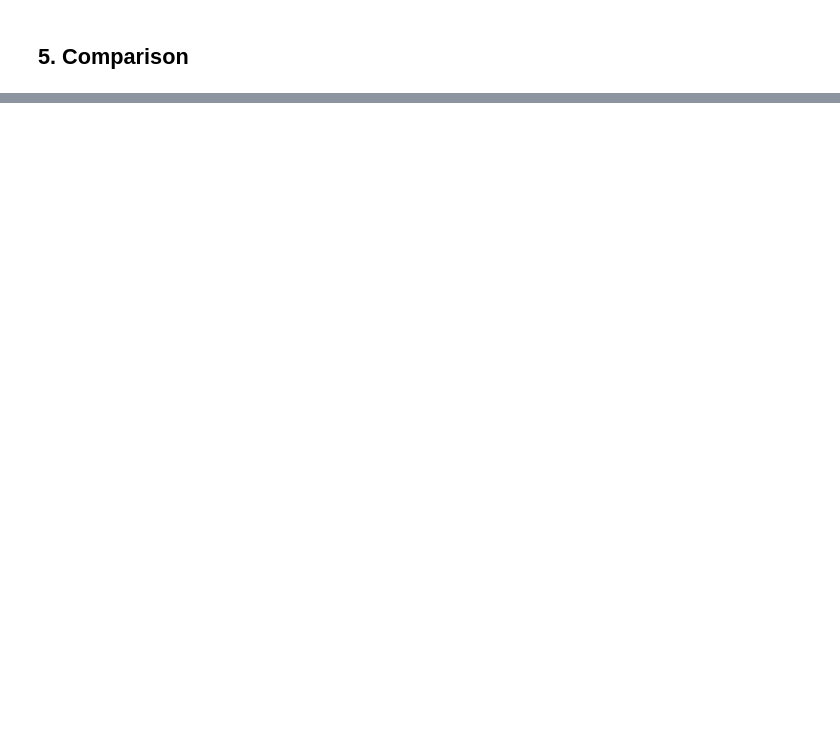
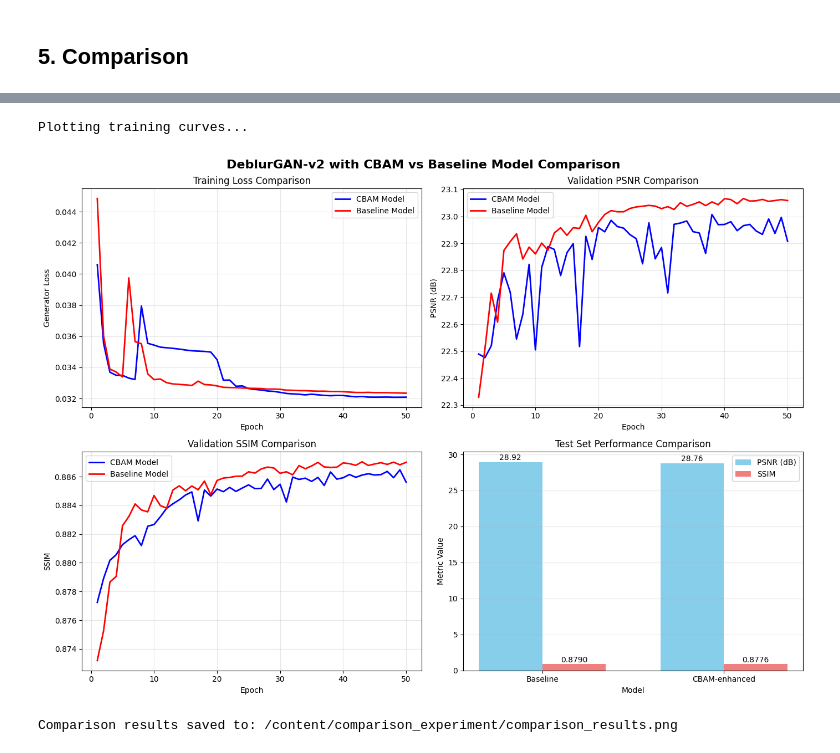
Before and after one commit to CirF-NYU/csgy_6953_final, a Jupyter notebook: main.ipynb, the cells around one changed output, grey strips where cells are left out. Drawn from its saved outputs; the diff is of its cells as text; code cells hidden in the pictures; blank space fills up the shorter version.

```diff
--- a/main.ipynb
+++ b/main.ipynb
@@ -805,16 +787,11 @@ data/gopro.zip      100%[===================>]   8.88G   240MB/s    in 39s
 # %%
 class Trainer:
-    """
-    Trainer class for DeblurGAN-v2 with CBAM
-    """
     def __init__(self, config):
         self.config = config
         self.device = config['device']
 
-        # Create model
         self.model = DeblurGANv2_CBAM(config)
 
-        # Create datasets
         self.train_dataset = GoProDataset(
             root_dir=config['data_root'],
             mode='train',
@@ -827,7 +804,6 @@ class Trainer:
             img_size=config['img_size']
         )
 
-        # Create data loaders
         self.train_loader = DataLoader(
             self.train_dataset,
             batch_size=config['batch_size'],
@@ -844,11 +820,9 @@ class Trainer:
             pin_memory=True
         )
 
-        # Training statistics
         self.train_losses = {'g': [], 'd': []}
         self.val_metrics = {'psnr': [], 'ssim': []}
 
-        # Create output directory
         os.makedirs(config['output_dir'], exist_ok=True)
         os.makedirs(os.path.join(config['output_dir'], 'checkpoints'), exist_ok=True)
         os.makedirs(os.path.join(config['output_dir'], 'samples'), exist_ok=True)
@@ -857,7 +831,6 @@ class Trainer:
         print(f"Validation samples: {len(self.val_dataset)}")
 
     def train_epoch(self, epoch):
-        """Train for one epoch"""
         self.model.train()
 
         epoch_g_loss = 0
@@ -866,24 +839,20 @@ class Trainer:
         progress_bar = tqdm(self.train_loader, desc=f'Epoch {epoch}')
 
         for batch_idx, batch in enumerate(progress_bar):
-            # Get batch data
             blur_imgs = batch['blur']
             sharp_imgs = batch['sharp']
 
-            # Training step
             losses = self.model.train_step(blur_imgs, sharp_imgs)
 
-            # Update statistics
             epoch_g_loss += losses['g_loss']
             epoch_d_loss += losses['d_loss']
 
-            # Update progress bar
             progress_bar.set_postfix({
                 'G_loss': losses['g_loss'],
                 'D_loss': losses['d_loss']
             })
 
-            # Save sample images occasionally
+            # Save sample images periodically
             if batch_idx % 100 == 0:
                 self.save_sample_images(blur_imgs, sharp_imgs, losses['fake_img'], epoch, batch_idx)
 
@@ -898,7 +867,6 @@ class Trainer:
         return avg_g_loss, avg_d_loss
 
     def validate(self, epoch):
-        """Validate model"""
         self.model.eval()
 
         total_psnr = 0
@@ -909,7 +877,6 @@ class Trainer:
                 blur_imgs = batch['blur']
                 sharp_imgs = batch['sharp']
 
-                # Validate
                 fake_imgs, psnr_val, ssim_val = self.model.validate(blur_imgs[:1], sharp_imgs[:1])
 
                 total_psnr += psnr_val
@@ -921,7 +888,6 @@ class Trainer:
         return avg_psnr, avg_ssim
 
     def save_sample_images(self, blur_imgs, sharp_imgs, fake_imgs, epoch, batch_idx):
-        """Save sample images for visualization"""
         # Take first image from batch
         blur_img = blur_imgs[0].cpu()
         sharp_img = sharp_imgs[0].cpu()
@@ -946,10 +912,9 @@ class Trainer:
         grid_img.save(save_path)
 
     def plot_training_history(self):
-        """Plot training history"""
         fig, axes = plt.subplots(1, 3, figsize=(15, 4))
 
-        # Plot losses
+        # Losses
         axes[0].plot(self.train_losses['g'], label='Generator Loss')
         axes[0].plot(self.train_losses['d'], label='Discriminator Loss')
         axes[0].set_xlabel('Epoch')
@@ -958,14 +923,14 @@ class Trainer:
         axes[0].legend()
         axes[0].grid(True)
 
-        # Plot PSNR
+        # PSNR
         axes[1].plot(self.val_metrics['psnr'])
         axes[1].set_xlabel('Epoch')
         axes[1].set_ylabel('PSNR (dB)')
         axes[1].set_title('Validation PSNR')
         axes[1].grid(True)
 
-        # Plot SSIM
+        # SSIM
         axes[2].plot(self.val_metrics['ssim'])
         axes[2].set_xlabel('Epoch')
         axes[2].set_ylabel('SSIM')
@@ -977,7 +942,6 @@ class Trainer:
         plt.show()
 
     def train(self):
-        """Main training loop"""
         start_epoch = 0
 
         # Load checkpoint if exists
@@ -1007,7 +971,7 @@ class Trainer:
                 print(f"  PSNR: {avg_psnr:.2f} dB")
                 print(f"  SSIM: {avg_ssim:.4f}")
 
-            # Save checkpoint
+            # Save checkpoint periodically
             if (epoch + 1) % self.config['save_freq'] == 0:
                 checkpoint_path = os.path.join(
                     self.config['output_dir'],
@@ -1020,7 +984,6 @@ class Trainer:
             latest_path = os.path.join(self.config['output_dir'], 'checkpoints', 'latest.pth')
             self.model.save_checkpoint(epoch + 1, latest_path)
 
-            # Print epoch summary
             print(f"\nEpoch Summary:")
             print(f"  Generator Loss: {avg_g_loss:.4f}")
             print(f"  Discriminator Loss: {avg_d_loss:.4f}")
@@ -1028,7 +991,6 @@ class Trainer:
                 print(f"  Validation PSNR: {avg_psnr:.2f} dB")
                 print(f"  Validation SSIM: {avg_ssim:.4f}")
 
-        # Plot training history
         self.plot_training_history()
 
         print("\nTraining completed!")
@@ -2106,0 +1909,3 @@ Average SSIM: 0.8804
+# %%
+print("Starting comparative training...")
+experiment.train_models(num_epochs=50)
@@ -2106,0 +2112,7 @@ Average SSIM: 0.8804
+# %%
+print("\nPlotting training curves...")
+experiment.plot_training_curves()
+# %% [output]
+Plotting training curves...
+[figure, added]
+Comparison results saved to: /content/comparison_experiment/comparison_results.png
```
Also changed, not shown: parts of 21 cells of this notebook.
